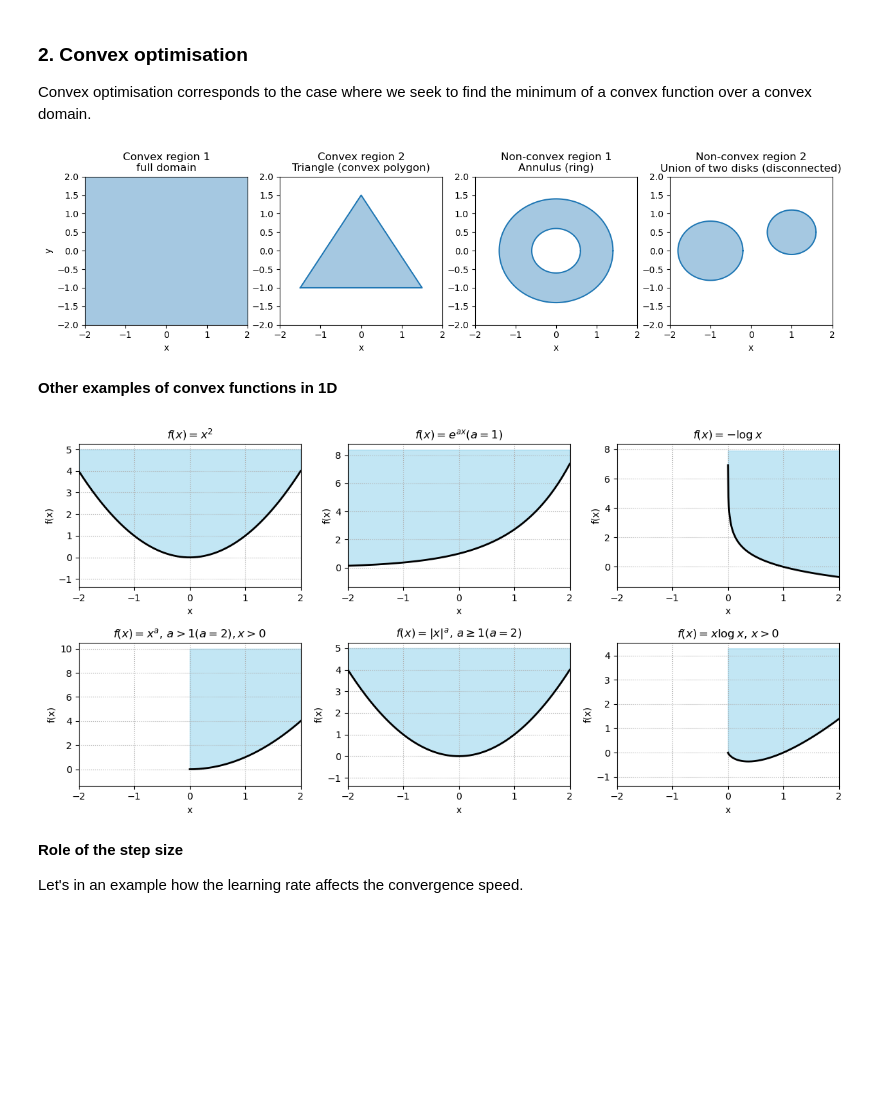
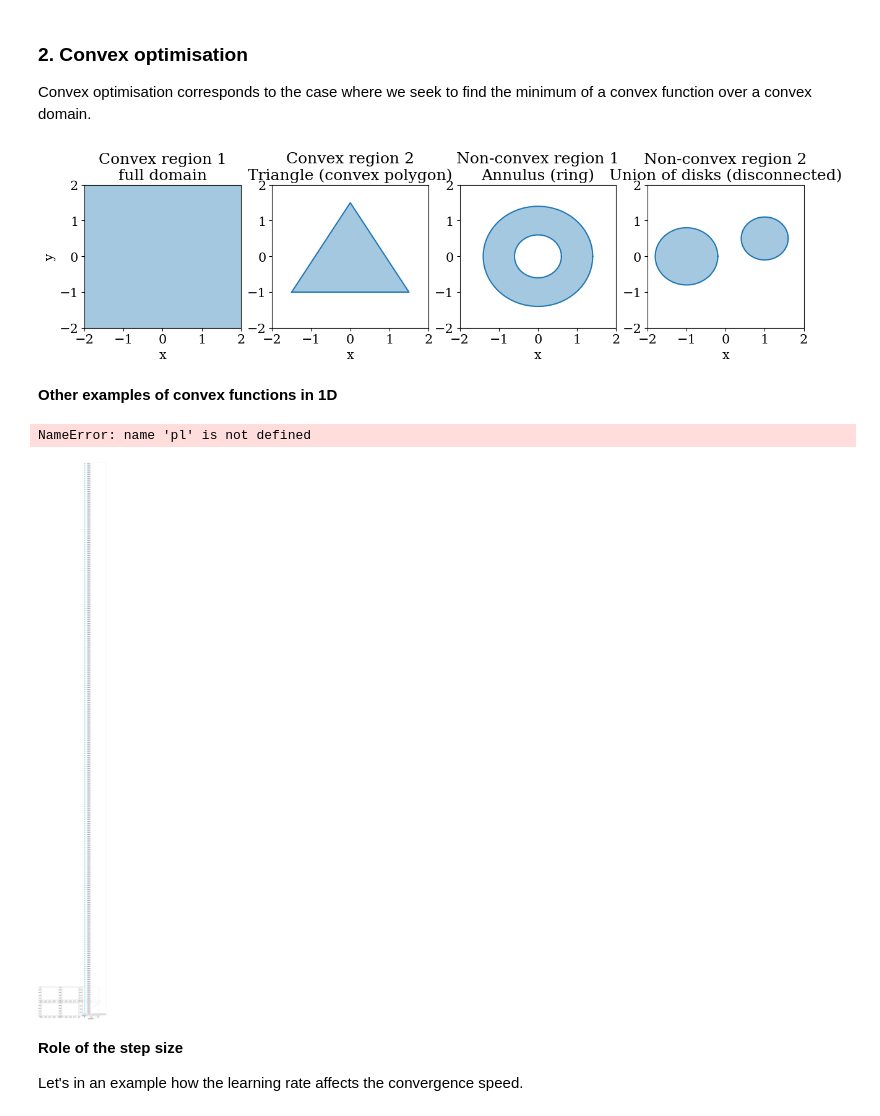
Before and after one commit to felipe-tobar/Maths-for-ML, a Jupyter notebook: tutorials/optimisation.ipynb, the cells around one changed output. Saved outputs shown, nothing was run; the diff lists cells and outputs as text; code cells hidden in the pictures; blank space fills up the shorter version.

```diff
--- a/tutorials/optimisation.ipynb
+++ b/tutorials/optimisation.ipynb
@@ -46,4 +46,16 @@ X_tilda = np.vstack((X, np.ones(len(X))))
 XX_inv = np.linalg.inv(X_tilda.dot(X_tilda.T))
 # optimal weights
 w_opt = Y.dot(X_tilda.T).dot(XX_inv)
+# %%
+import matplotlib.pyplot as plt
+plt.rcParams['figure.figsize'] = (12, 5)
+plt.rcParams.update({
+    "font.size": 15,
+    "axes.labelsize": 15,
+    "axes.titlesize": 18,
+    "xtick.labelsize": 15,
+    "ytick.labelsize": 15,
+    "legend.fontsize": 15,
+    "font.family": "serif",
+})
 # %%
@@ -351,9 +360,9 @@ X, Y = np.meshgrid(x, y)
 # Three representative values of p
 params = [1.5, 0.5, -1.5]
 titles = [
-    r"$p>1$: Elliptic paraboloid (convex bowl)",
-    r"$-1<p<1$: Saddle surface (hyperbolic paraboloid)",
-    r"$p<-1$: Concave paraboloid (inverted bowl)"
+    r"$p>1$: Elliptic paraboloid",
+    r"$-1<p<1$: Saddle surface",
+    r"$p<-1$: Concave paraboloid"
 ]
 
 fig, axs = plt.subplots(1, 3, figsize=(15, 4))
@@ -440,13 +449,13 @@ axs[3].fill(x1, y1, alpha=0.4)
 axs[3].fill(x2, y2, alpha=0.4,c='tab:blue')
 axs[3].plot(x1, y1)
 axs[3].plot(x2, y2,c='tab:blue')
-axs[3].set_title("Non-convex region 2\nUnion of two disks (disconnected)")
+axs[3].set_title("Non-convex region 2\nUnion of disks (disconnected)")
 axs[3].set_xlim(-2, 2)
 axs[3].set_ylim(-2, 2)
 axs[3].set_xlabel('x')
 plt.savefig("../img/optimisation_convex_and_nonconvex_regions.pdf");
 # %% [output]
-[figure, old version]
+[figure, new version]
 # %% [markdown]
 **Other examples of convex functions in 1D**
 # %%
@@ -460,6 +469,16 @@ x_pos = np.linspace(1e-3, 3, 400)  # for x > 0 cases
 a = 1.0  # can adjust for exponential and power cases
 
 # 1. f(x) = x^2
+
+# query/prediccion
+X_tilda_reg = np.vstack((np.linspace(13, 21, 9), np.ones(9)))
+
+# plot
+plt.plot(X, Y, 'o', c='#00BFFF',ms=9, label='Data')
+plt.plot(X_tilda_reg[0, :], w_opt.dot(X_tilda_reg), 'r', lw=3, label='Linear regression prediction')
+plt.legend()
+plt.xlabel('Chirp/sec')
+pl
 f1 = x1**2
 axes[0].plot(x1, f1, 'k', lw=2)
 axes[0].fill_between(x1, f1, f1.max()+1, color='skyblue', alpha=0.5)
@@ -480,34 +499,35 @@ axes[2].set_title(r"$f(x) = -\log x$")
 # 4. f(x) = x^a, a>1
 a_power = 2
 f4 = x_pos**a_power
 axes[3].plot(x_pos, f4, 'k', lw=2)
 axes[3].fill_between(x_pos, f4, f4.max()+1, color='skyblue', alpha=0.5)
 axes[3].set_title(r"$f(x) = x^a,\, a>1 (a=2), x>0$")
 
 # 5. f(x) = |x|^a, a≥1
 f5 = np.abs(x1)**a_power
 axes[4].plot(x1, f5, 'k', lw=2)
 axes[4].fill_between(x1, f5, f5.max()+1, color='skyblue', alpha=0.5)
 axes[4].set_title(r"$f(x) = |x|^a,\, a \geq 1 (a=2)$")
 
 # 6. f(x) = x log x
 f6 = x_pos * np.log(x_pos)
 axes[5].plot(x_pos, f6, 'k', lw=2)
 axes[5].fill_between(x_pos, f6, f6.max()+1, color='skyblue', alpha=0.5)
 axes[5].set_title(r"$f(x) = x\log x,\, x>0$")
 
 # Clean up
 for ax in axes:
     ax.grid(True, ls=":")
     ax.set_xlim(x1.min(), x1.max())
     ax.set_ylim(bottom=min(f6.min(), f1.min()) - 1)
     ax.set_xlabel("x")
     ax.set_ylabel("f(x)")
 
 plt.tight_layout()
 plt.savefig("../img/optimisation_convex_1d_examples.pdf");
 # %% [output]
+NameError: name 'pl' is not defined
-[figure, old version]
+[figure, new version]
 # %% [markdown]
 **Role of the step size**
 
```
Also changed, not shown: parts of 14 cells of this notebook, 15 other files.
